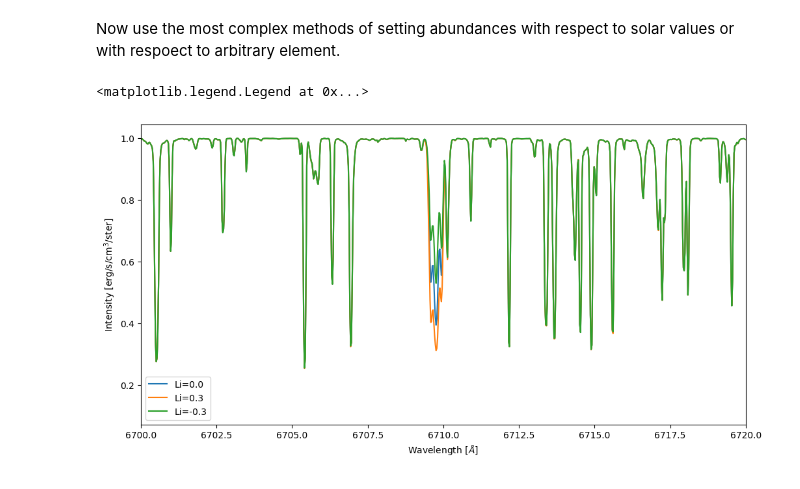
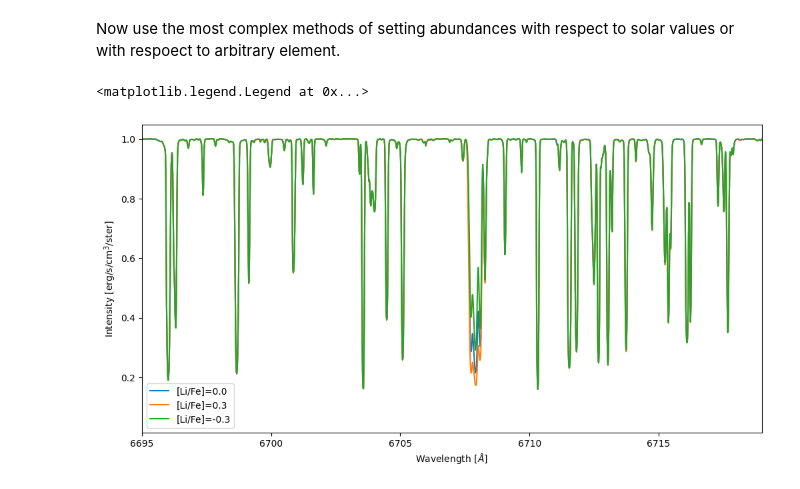
Before and after one commit to RozanskiT/transformer_payne, a Jupyter notebook: tutorial/defining_abundances.ipynb, the cells around one changed output. Drawn from its saved outputs; the diff is of its cells as text; code cells hidden in the pictures.

```diff
--- a/tutorial/defining_abundances.ipynb
+++ b/tutorial/defining_abundances.ipynb
@@ -76,7 +75,7 @@ Now use the most complex methods of setting abundances with respect to solar val
 # %%
 ALPHA_AND_O_MARCS_SDSS = ["Ne", "Mg", "Si", "S", "Ar", "Ca", "Ti", "O"]
 
-p = spec_emulator.to_parameters({"logteff":np.log10(5000), "logg":4.0, "vmic":0.5}) # set logteff, logg, and vmic
+p = spec_emulator.to_parameters({"logteff":np.log10(4500), "logg":2.3, "vmic":0.5}) # set logteff, logg, and vmic
 p = spec_emulator.set_group_of_abundances_relative_to_solar(p, 0.5, group=METALS[:90]) # set the metallicity to 0.5 dex
 # # set the [C/Fe] abundance to -0.3 dex relative to solar [C/Fe] :
 p = spec_emulator.set_abundances_relative_to_arbitrary_element(p, -0.3, set_element="C", reference_element="Fe")
@@ -86,7 +85,7 @@ p = spec_emulator.set_abundances_relative_to_arbitrary_element(p, -1.5, set_elem
 p_Li_03 = spec_emulator.set_abundances_relative_to_arbitrary_element(p, 0.3, set_element="Li", reference_element="Li")
 p_Li_m03 = spec_emulator.set_abundances_relative_to_arbitrary_element(p, -0.3, set_element="Li", reference_element="Li")
 # %%
-wave = np.linspace(6500, 7000, 20000)
+wave = air_to_vac(np.linspace(6500, 6800, 20000))
 mu = 1.0
 
 spec_intensities = spec_emulator(np.log10(wave), mu, p)
@@ -95,16 +94,16 @@ spec_intensities_Li_m03 = spec_emulator(np.log10(wave), mu, p_Li_m03)
 # %%
 # Plot the blackbody and the emulator intensities
 fig, ax = plt.subplots(1, 1, figsize=(12, 6))
 # on the top full on the bottom zoomed in
-ax.plot(wave, spec_intensities[:,0]/spec_intensities[:,1], label="Li=0.0")
-ax.plot(wave, spec_intensities_Li_03[:,0]/spec_intensities_Li_03[:,1], label="Li=0.3")
-ax.plot(wave, spec_intensities_Li_m03[:,0]/spec_intensities_Li_m03[:,1], label="Li=-0.3")
+ax.plot(vac_to_air(wave), spec_intensities[:,0]/spec_intensities[:,1], label="[Li/Fe]=0.0")
+ax.plot(vac_to_air(wave), spec_intensities_Li_03[:,0]/spec_intensities_Li_03[:,1], label="[Li/Fe]=0.3")
+ax.plot(vac_to_air(wave), spec_intensities_Li_m03[:,0]/spec_intensities_Li_m03[:,1], label="[Li/Fe]=-0.3")
 
 ax.legend()
-ax.set_xlim(6700, 6720)
+ax.set_xlim(6695, 6719)
 ax.set_xlabel("Wavelength [$\AA$]")
 ax.set_ylabel("Intensity [erg/s/cm$^3$/ster]")
 ax.legend(loc="lower left")
 # %% [output]
 <matplotlib.legend.Legend at 0x...>
-[figure, old version]
+[figure, new version]
```
Also changed, not shown: parts of 3 cells of this notebook, 1 other file.
